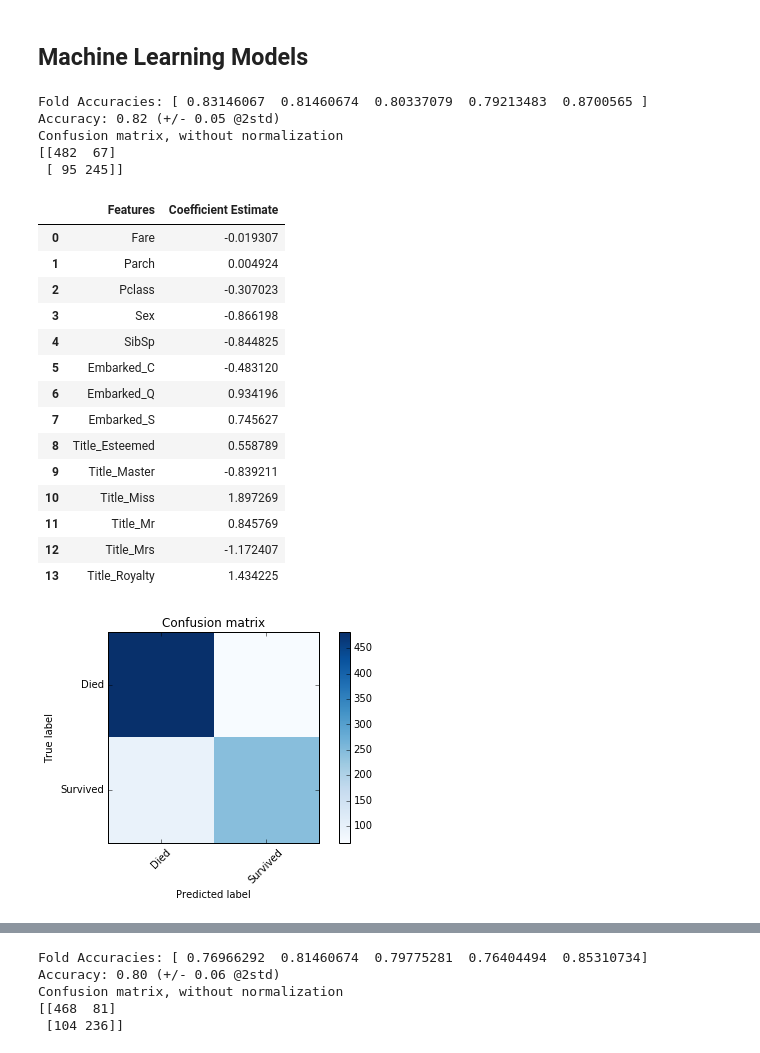
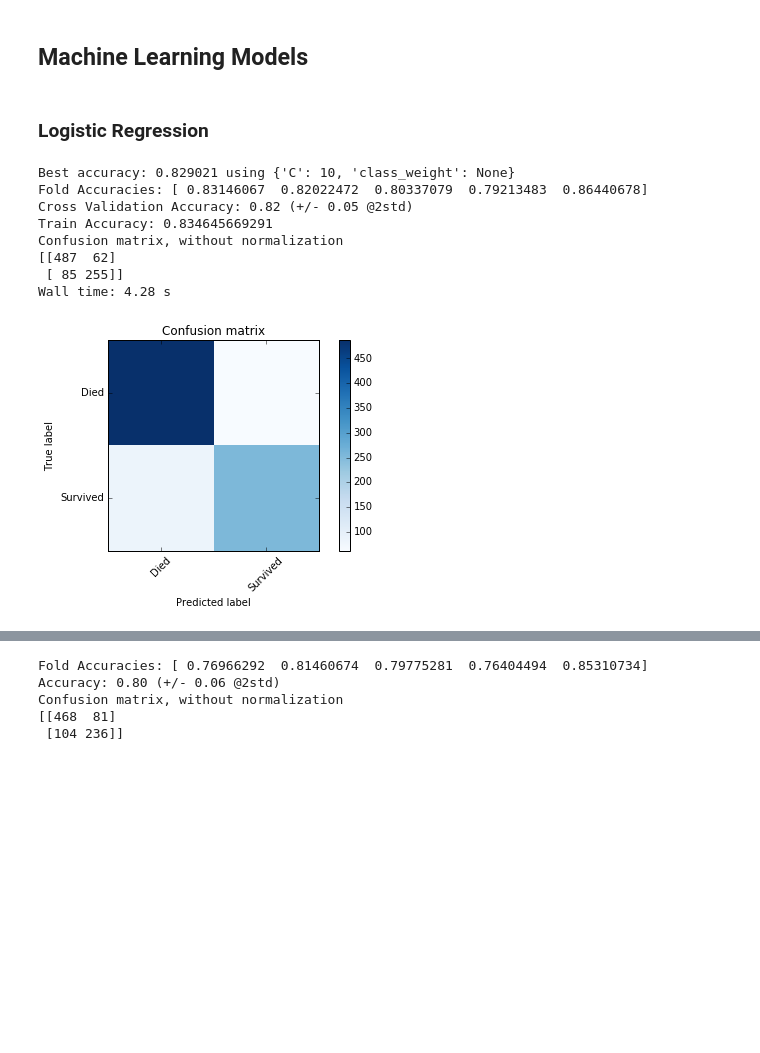
Before and after one commit to Statoil/KagglePlayground, a Jupyter notebook: Titanic/Python/Predict.ipynb, the cells around one changed output, grey strips where cells are left out. Saved outputs shown, nothing was run; the diff lists cells and outputs as text; code cells hidden in the pictures; blank space fills up the shorter version.

```diff
--- a/Titanic/Python/Predict.ipynb
+++ b/Titanic/Python/Predict.ipynb
@@ -25,4 +35,4 @@ from sklearn.naive_bayes import GaussianNB
 # dataframe with an IsTrainData field indicating which is train / test data
 titanic_df = pd.read_csv("../Data/train.csv", dtype={"Age": np.float64}, ).assign(IsTrainData = 1)
 test_df    = pd.read_csv("../Data/test.csv", dtype={"Age": np.float64}, ).assign(IsTrainData = 0).assign(Survived = -999)
-combined_df=pd.concat([titanic_df, test_df])
+combined_df=pd.concat([titanic_df, test_df], ignore_index=True)
@@ -65,7 +168,0 @@ combined_df['Sex'] = combined_df['Sex'].map({'male':1,'female':0}).astype(int)
-# %%
-# Replace empty age values with the mean - should verify mean / median. Perhaps take by analysing
-# name to determin title e.g. Mrs. is probably older than Miss.
-combined_df['Age'].fillna(combined_df['Age'].median(), inplace=True)
-
-# convert from float to int
-combined_df['Age'] = combined_df['Age'].astype(int)
@@ -82,29 +169,10 @@ combined_df = combined_df.drop(["Embarked"],axis=1)
-# %%
-def extract_title(x):
-    # Get the person's title from their name combining less common or similar ones
-    title = x.split(',')[1].split('.')[0][1:]
-    if title in ['Mlle', 'Ms']:
-        title = 'Miss'
-    elif title == 'Mme':
-        title = 'Mrs'
-    elif title in ['Rev', 'Dr', 'Major', 'Col', 'Capt', 'Jonkheer', 'Dona']:
-        title = 'Esteemed'
-    elif title in ['Don', 'Lady', 'Sir', 'the Countess']:
-        title = 'Royalty'
-    return title
-
-# Get the title, one hot encode and then remove both name and title.
-combined_df = combined_df.assign(Title = lambda x: x.Name.map(extract_title))
-titles = pd.get_dummies(combined_df['Title'], prefix='Title')
-combined_df = pd.concat([combined_df, titles], axis = 1)
-combined_df.drop(["Name", "Title"],axis=1,inplace=True)
 # %% [markdown]
 ## Final correction of data ##
 
 We need to remove some values such as string entries or others that we won't use.
 # %%
 # drop string values - these should be convirted
-combined_df.drop(["Cabin", "Ticket"],axis=1,inplace=True)
+combined_df.drop(["Cabin", "Ticket", "Name", "Title"],axis=1,inplace=True)
 combined_df = combined_df.dropna()
 combined_df.info()
 # %% [output]
@@ -216,38 +338,37 @@ Proportion of women who survived is nan
 Proportion of men who survived is nan
 # %% [markdown]
 ## Machine Learning Models ##
+# %% [markdown]
+### Logistic Regression ###
 # %%
-# Logistic Regression
+%%time
 
-logreg = LogisticRegression()
-Y_predLogisticRegression = evaluate_model(logreg, X_train, Y_train, X_test)
+logreg_optimised = get_optimised_model(
+    LogisticRegression(random_state = 25), {
+        'C': [0.001, 0.01, 0.1, 1, 10, 100, 1000],
+        'class_weight': [None, 'balanced']},
+    X_train, Y_train)
+#logreg_optimised = LogisticRegression(random_state=25, C=10, class_weight=auto)
+
+fit_model(logreg_optimised, X_train, Y_train)
+Y_predLogisticRegression = get_test_predictions(logreg_optimised, X_test)
 
 # get Correlation Coefficient for each feature using Logistic Regression
 coeff_df = DataFrame(X_train.columns.delete(0))
 coeff_df.columns = ['Features']
 coeff_df["Coefficient Estimate"] = pd.Series(logreg.coef_[0])
 
 # preview
 coeff_df
+
+create_submission_file(test_df, Y_predLogisticRegression, 'predictions_logreg.csv')
 # %% [output]
-Fold Accuracies: [ 0.83146067  0.81460674  0.80337079  0.79213483  0.8700565 ]
-Accuracy: 0.82 (+/- 0.05 @2std)
+Best accuracy: 0.829021 using {'C': 10, 'class_weight': None}
+Fold Accuracies: [ 0.83146067  0.82022472  0.80337079  0.79213483  0.86440678]
+Cross Validation Accuracy: 0.82 (+/- 0.05 @2std)
+Train Accuracy: 0.834645669291
 Confusion matrix, without normalization
-[[482  67]
- [ 95 245]]
+[[487  62]
+ [ 85 255]]
+Wall time: 4.28 s
-|  | Features | Coefficient Estimate |
-| 0 | Fare | -0.019307 |
-| 1 | Parch | 0.004924 |
-| 2 | Pclass | -0.307023 |
-| 3 | Sex | -0.866198 |
-| 4 | SibSp | -0.844825 |
-| 5 | Embarked_C | -0.483120 |
-| 6 | Embarked_Q | 0.934196 |
-| 7 | Embarked_S | 0.745627 |
-| 8 | Title_Esteemed | 0.558789 |
-| 9 | Title_Master | -0.839211 |
-| 10 | Title_Miss | 1.897269 |
-| 11 | Title_Mr | 0.845769 |
-| 12 | Title_Mrs | -1.172407 |
-| 13 | Title_Royalty | 1.434225 |
-[figure, old version]
+[figure, new version]
```
Also changed, not shown: parts of 37 cells of this notebook, 7 other files.
